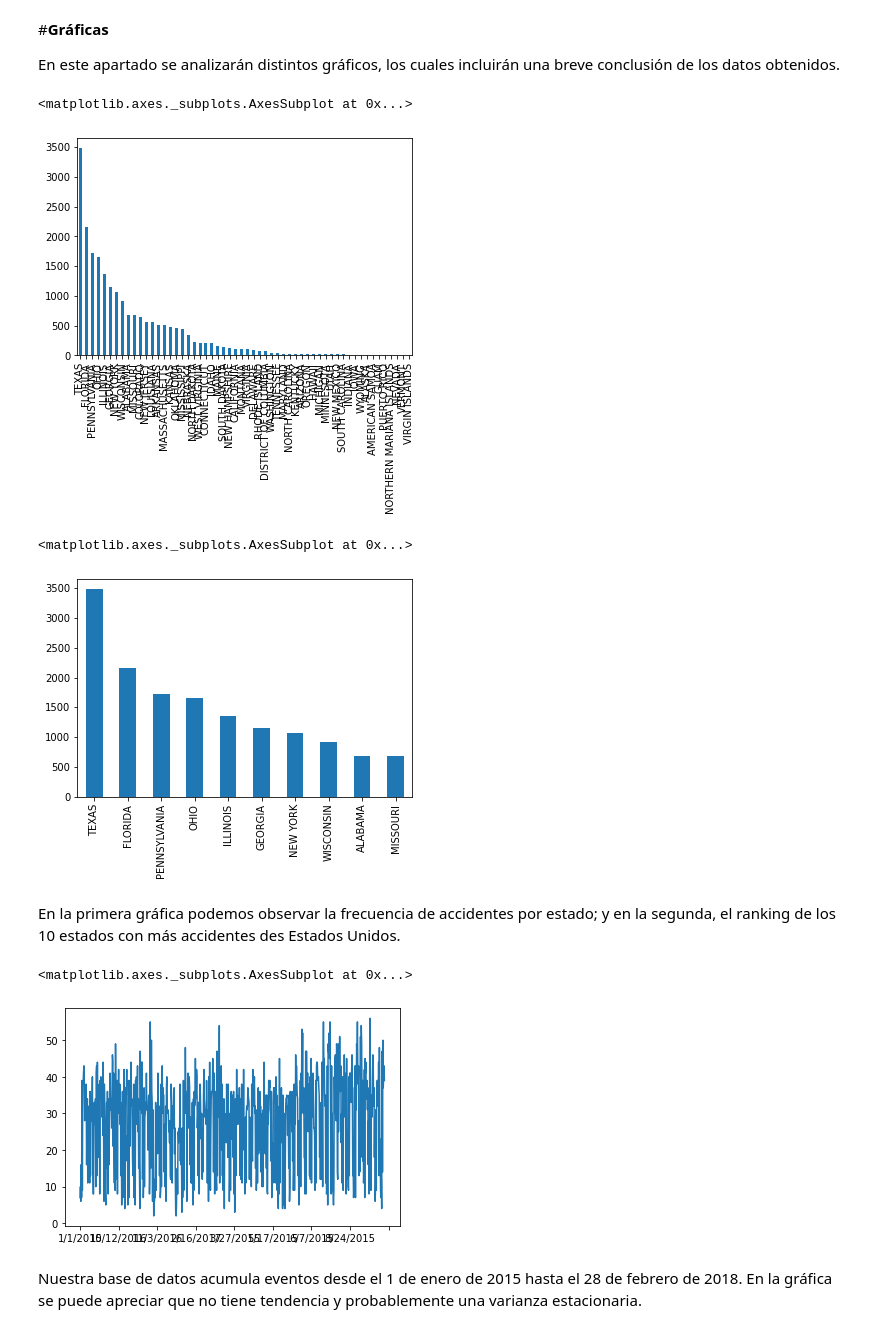
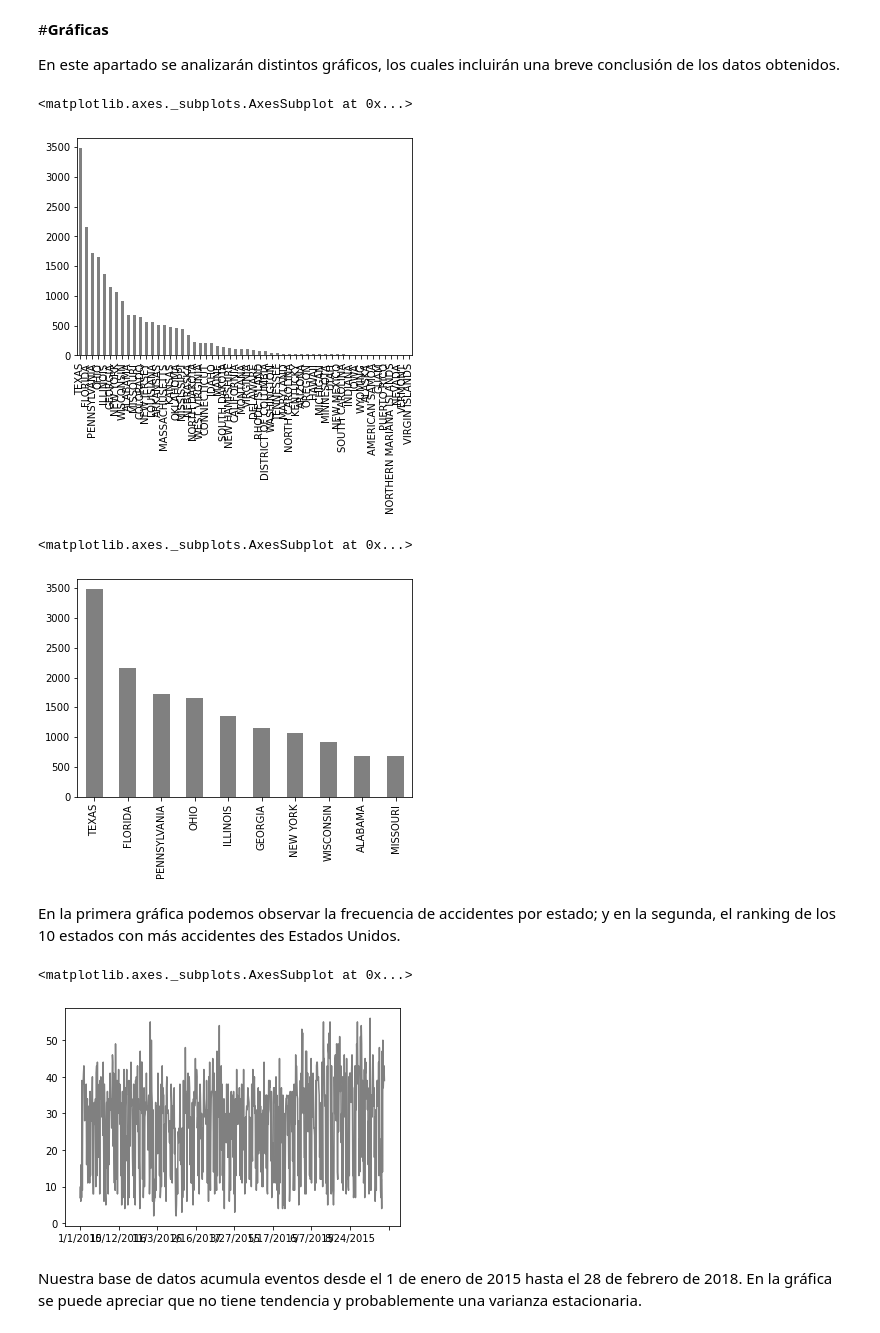
Before and after one commit to JisbethDiaz/FCFM_Miner-a_de_Datos, a Jupyter notebook: Avance2_PIA_Equipo4.ipynb, the cells around one changed output. Saved outputs shown, nothing was run; the diff lists cells and outputs as text; code cells hidden in the pictures.

```diff
--- a/Avance2_PIA_Equipo4.ipynb
+++ b/Avance2_PIA_Equipo4.ipynb
@@ -413,22 +413,22 @@ import pandas as pd
 import matplotlib as plt
 %matplotlib inline
 
-datos['State'].value_counts().plot.bar()
+datos['State'].value_counts().plot.bar(color='gray')
 # %% [output]
 <matplotlib.axes._subplots.AxesSubplot at 0x...>
-[figure, old version]
+[figure, new version]
 # %%
-datos['State'].value_counts().head(10).plot.bar()
+datos['State'].value_counts().head(10).plot.bar(color='gray')
 # %% [output]
 <matplotlib.axes._subplots.AxesSubplot at 0x...>
-[figure, old version]
+[figure, new version]
 # %% [markdown]
 En la primera gráfica podemos observar la frecuencia de accidentes por estado;  y en la segunda, el ranking de los 10 estados con más accidentes des Estados Unidos.
 # %%
-datos['EventDate'].value_counts().sort_index().plot.line()
+datos['EventDate'].value_counts().sort_index().plot.line(color='gray')
 # %% [output]
 <matplotlib.axes._subplots.AxesSubplot at 0x...>
-[figure, old version]
+[figure, new version]
 # %% [markdown]
 Nuestra base de datos acumula eventos desde el 1 de enero de 2015 hasta el 28 de febrero de 2018. En la gráfica se puede apreciar que no tiene tendencia y probablemente una varianza estacionaria.
 # %%
```
Also changed, not shown: parts of 7 cells of this notebook.
